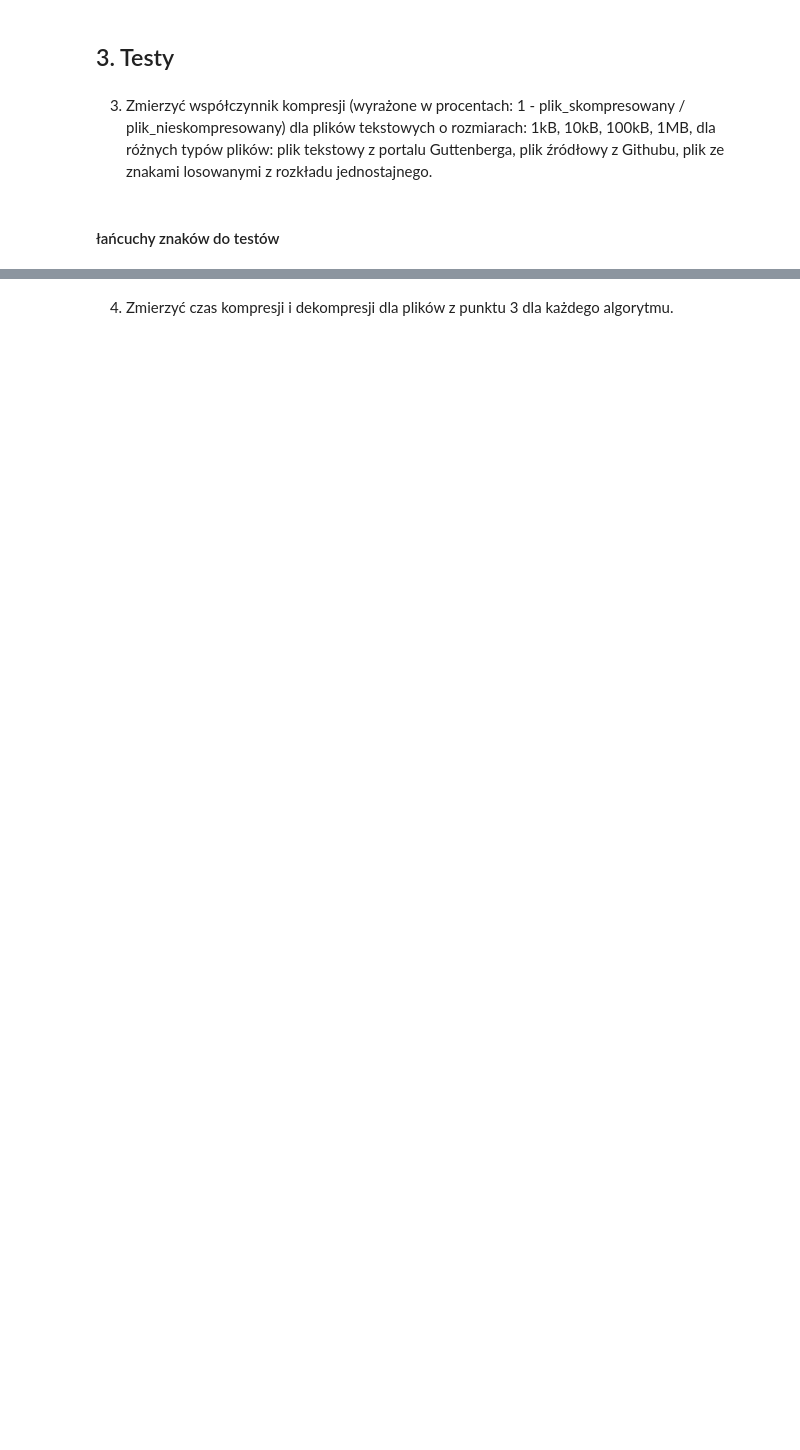
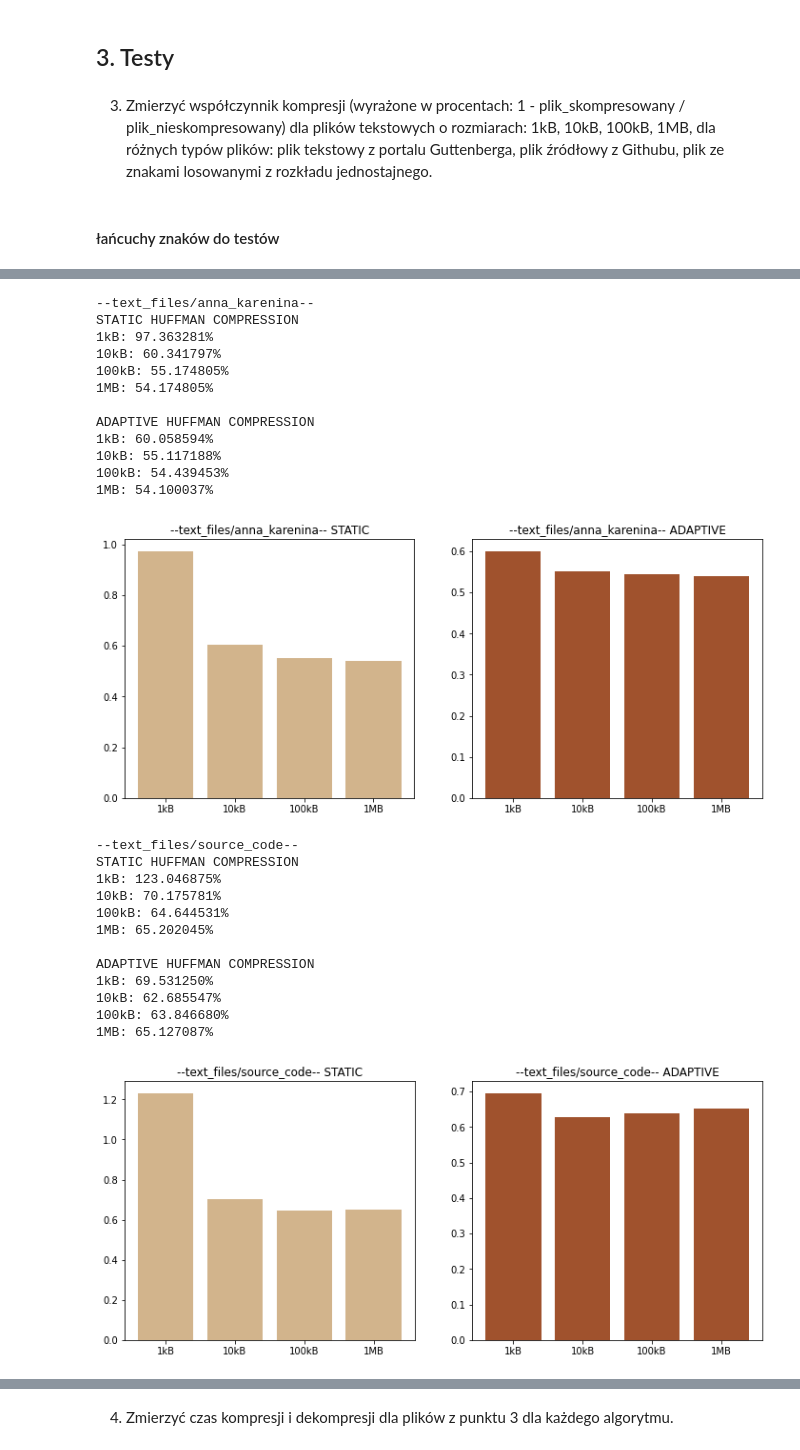
Before and after one commit to mhawryluk/text-algorithms, a Jupyter notebook: 3-text-compression/zad3.ipynb, the cells around one changed output, grey strips where cells are left out. Cells and saved outputs as stored; diff of their text form; code cells hidden in the pictures; blank space fills up the shorter version.

```diff
--- a/3-text-compression/zad3.ipynb
+++ b/3-text-compression/zad3.ipynb
@@ -173,0 +348,4 @@ def decode(file):
+# %%
+text = 'abracadabra'
+head, bits = adaptive_huffman(text)
+show_tree_adaptive(head)
@@ -289,0 +484,68 @@ STATIC HUFFMAN COMPRESSION
+# %%
+def get_compression_rate(file, text, static=True):
+    file_size = os.path.getsize(file)
+    if static:
+        encode(text, 'encoded')
+    else:
+        encode_adaptive(text, 'encoded')
+
+    encoded_size = os.path.getsize('encoded')
+    return encoded_size/file_size
+# %%
+def plot_compression_rate(rates_static, rates_adaptive, title, sizes):
+    fig, ax = plt.subplots(1, 2, figsize=(12, 5))
+
+    ax[0].set_title(title + ' STATIC')
+    ax[0].bar(sizes, rates_static, color='tan')
+
+    ax[1].set_title(title + ' ADAPTIVE')
+    ax[1].bar(sizes, rates_adaptive, color='sienna')
+
+    plt.show()
+# %%
+for files, texts in zip([book_files, source_code_files, random_normal_files], [books, source_codes, random_normals]):
+    file_type = f'--{"_".join(files[0].split("_")[:3])}--'
+    print(file_type)
+
+    print('static huffman compression'.upper())
+    rates_static = []
+    for i, size in enumerate(sizes):
+        rates_static.append(get_compression_rate(files[i], texts[i]))
+        print(f'{size}: {rates_static[-1]:%}')
+
+    print('\nadaptive huffman compression'.upper())
+    rates_adaptive = []
+    for i, size in enumerate(sizes):
+        rates_adaptive.append(get_compression_rate(files[i], texts[i], static=False))
+        print(f'{size}: {rates_adaptive[-1]:%}')
+
+
+    plot_compression_rate(rates_static, rates_adaptive, file_type, sizes)
+    print()
+# %% [output]
+--text_files/anna_karenina--
+STATIC HUFFMAN COMPRESSION
+1kB: 97.363281%
+10kB: 60.341797%
+100kB: 55.174805%
+1MB: 54.174805%
+
+ADAPTIVE HUFFMAN COMPRESSION
+1kB: 60.058594%
+10kB: 55.117188%
+100kB: 54.439453%
+1MB: 54.100037%
+[figure, added]
+--text_files/source_code--
+STATIC HUFFMAN COMPRESSION
+1kB: 123.046875%
+10kB: 70.175781%
+100kB: 64.644531%
+1MB: 65.202045%
+
+ADAPTIVE HUFFMAN COMPRESSION
+1kB: 69.531250%
+10kB: 62.685547%
+100kB: 63.846680%
+1MB: 65.127087%
+[figure, added]
```
Also changed, not shown: parts of 24 cells of this notebook, 7 other files.
